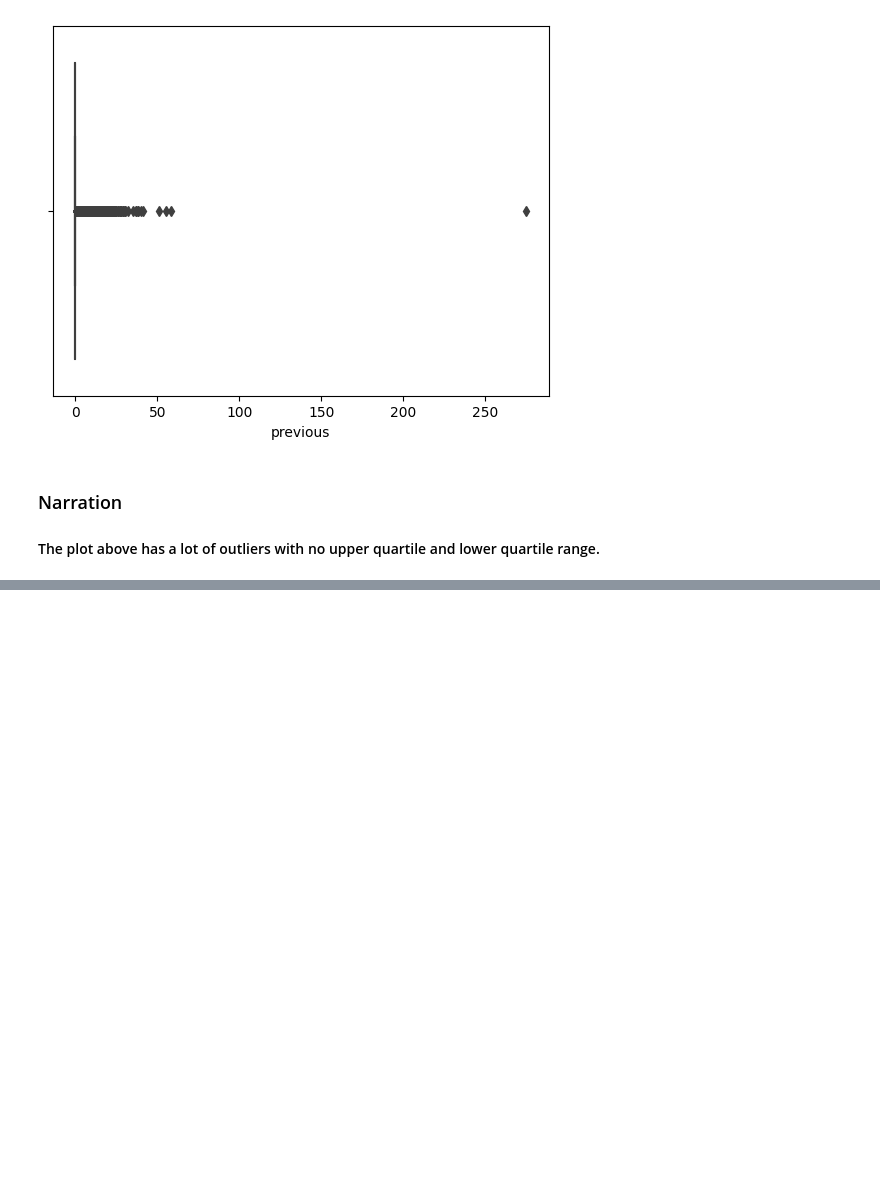
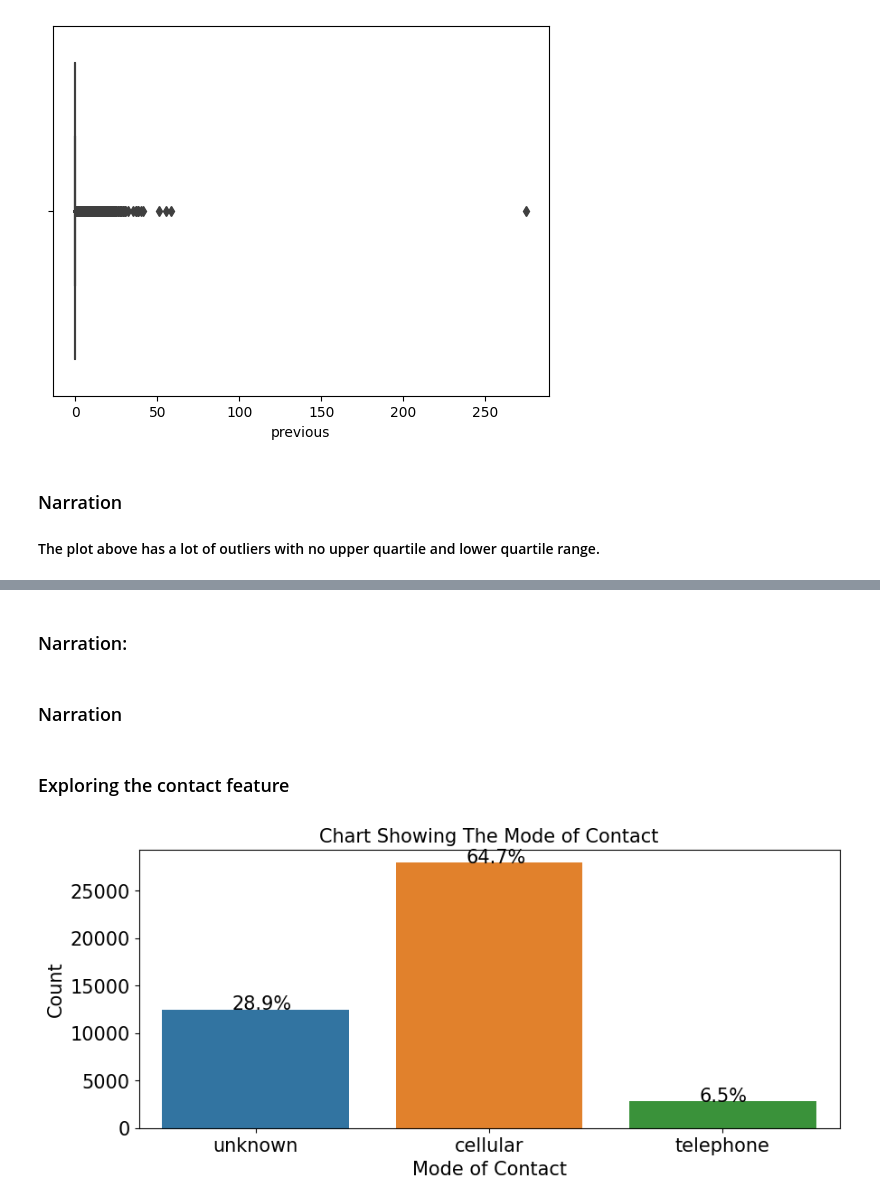
Before and after one commit to SenseiBassa/Nexux-Capstone-1, a Jupyter notebook: Capstone_Project_1.ipynb, the cells around one changed output, grey strips where cells are left out. Drawn from its saved outputs; the diff is of its cells as text; code cells hidden in the pictures; blank space fills up the shorter version.

```diff
--- a/Capstone_Project_1.ipynb
+++ b/Capstone_Project_1.ipynb
@@ -295,0 +292,4 @@ KeyError: ignored
+# %%
+# removing the outlier in 'previous' which has an extreme value of 275
+df_no_outlier=df_no_outlier[df_no_outlier['previous'] < 250]
+df_no_outlier.head()
@@ -295,0 +371,47 @@ KeyError: ignored
+# %% [markdown]
+### Narration:
+# %%
+# analyzing the age range that made deposit
+
+
+plt.figure(figsize=(10,4))
+ax = sns.countplot(x=df_no_outlier['age_bracket'], hue='deposit', data=df_no_outlier)
+plt.xticks(size=15)
+plt.xlabel('Age Bracket', size=15)
+plt.yticks(size=15)
+plt.ylabel('Number of Customers', size=15)
+plt.title('Chart Showing The Age Bracket Of Customers That Made Deposit', size=15)
+# Calculate percentages
+total = float(len(df_no_outlier['age_bracket']))
+for p in ax.patches:
+    percentage = '{:.1f}%'.format(100 * p.get_height() / total)
+    x = p.get_x() + p.get_width() / 2 - 0.1
+    y = p.get_y() + p.get_height()
+    ax.annotate(percentage, (x, y), size=15)
+
+plt.show()
+# %% [markdown]
+### Narration
+# %% [markdown]
+### Exploring the contact feature
+# %%
+# analyzing the contact feature
+
+plt.figure(figsize=(10,4))
+ax = sns.countplot(x=df_no_outlier['contact'], data=df_no_outlier)
+plt.xticks(size=15)
+plt.xlabel('Mode of Contact', size=15)
+plt.yticks(size=15)
+plt.ylabel('Count', size=15)
+plt.title('Chart Showing The Mode of Contact', size=15)
+# Calculate percentages
+total = float(len(df_no_outlier['contact']))
+for p in ax.patches:
+    percentage = '{:.1f}%'.format(100 * p.get_height() / total)
+    x = p.get_x() + p.get_width() / 2 - 0.1
+    y = p.get_y() + p.get_height()
+    ax.annotate(percentage, (x, y), size=15)
+
+plt.show()
+# %% [output]
+[figure, added]
```
Also changed, not shown: parts of 158 cells of this notebook.
